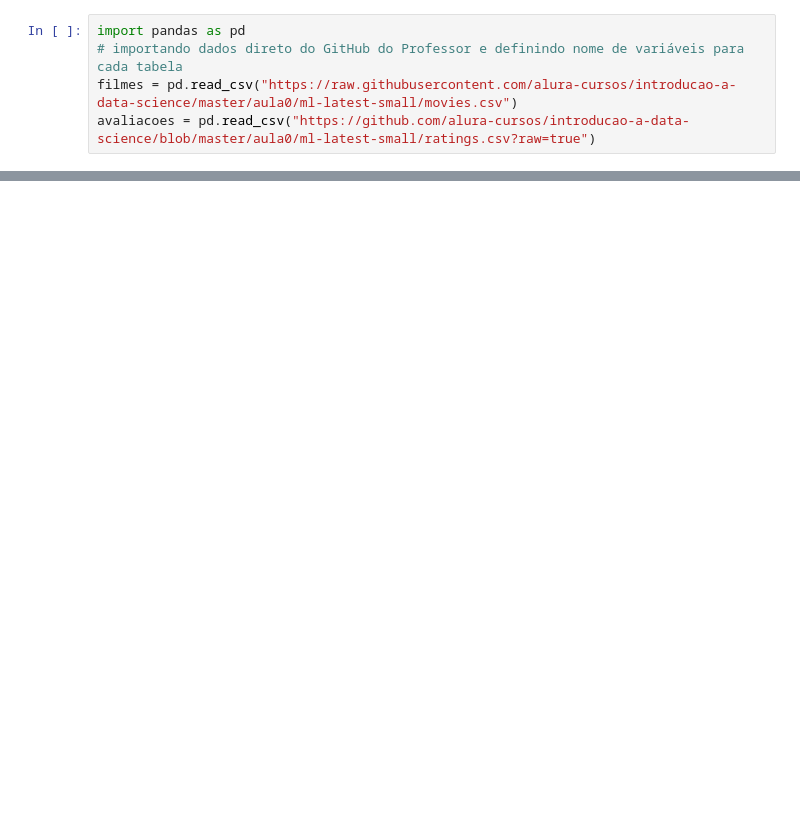
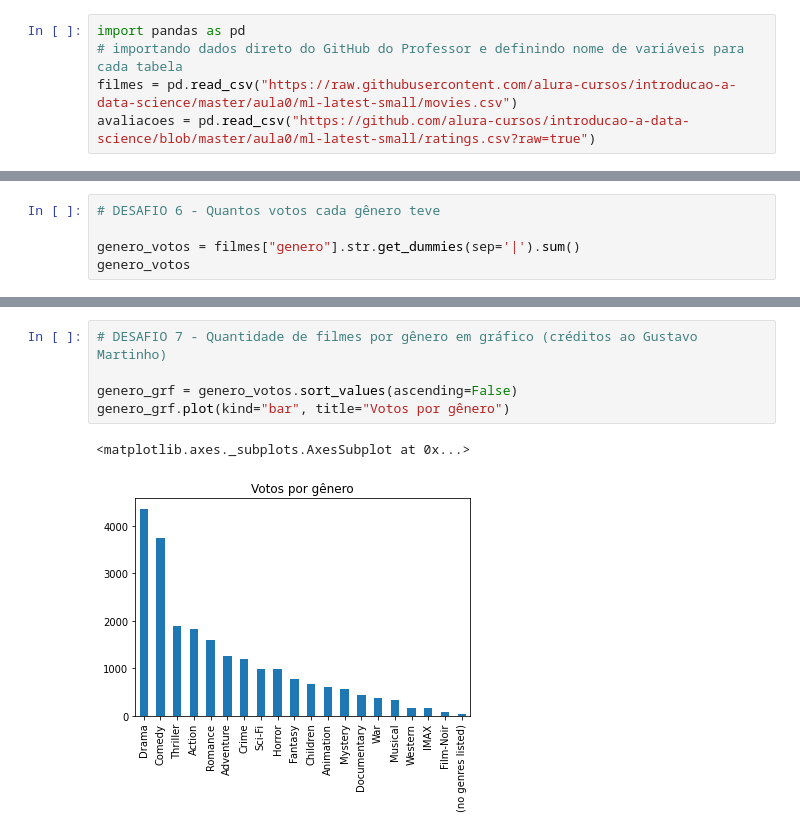
Before and after one commit to carolinilaila/quarentena_dados, a Jupyter notebook: QuarentenaDadosAula1.ipynb, the cells around one changed output, grey strips where cells are left out. Saved outputs shown, nothing was run; the diff lists cells and outputs as text; blank space fills up the shorter version.

```diff
--- a/QuarentenaDadosAula1.ipynb
+++ b/QuarentenaDadosAula1.ipynb
@@ -35,0 +116,5 @@ filmes_com_media.round({'media': 2})
+# %%
+# DESAFIO 6 - Quantos votos cada gênero teve
+
+genero_votos = filmes["genero"].str.get_dummies(sep='|').sum()
+genero_votos
@@ -36,2 +139,10 @@ filmes_com_media.round({'media': 2})
+# %%
+# DESAFIO 7 - Quantidade de filmes por gênero em gráfico (créditos ao Gustavo Martinho)
+
+genero_grf = genero_votos.sort_values(ascending=False)
+genero_grf.plot(kind="bar", title="Votos por gênero")
+# %% [output]
+<matplotlib.axes._subplots.AxesSubplot at 0x...>
+[figure, added]
 # %%
 # DESAFIO CAROL - mostrar #top10 filmes mais votados
```
Also changed, not shown: parts of 10 cells of this notebook.
